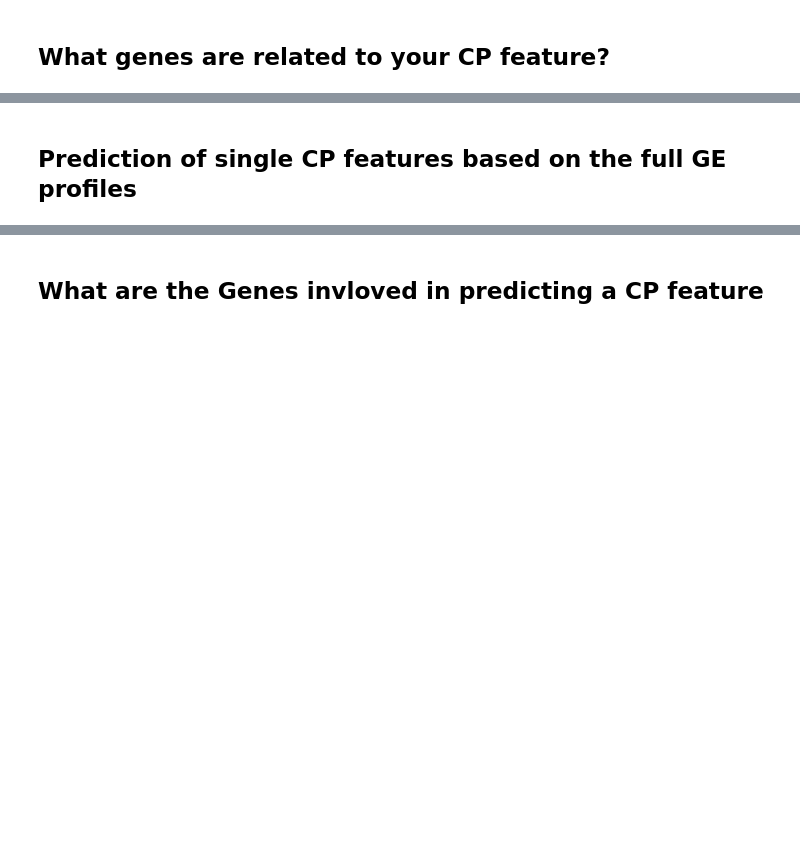
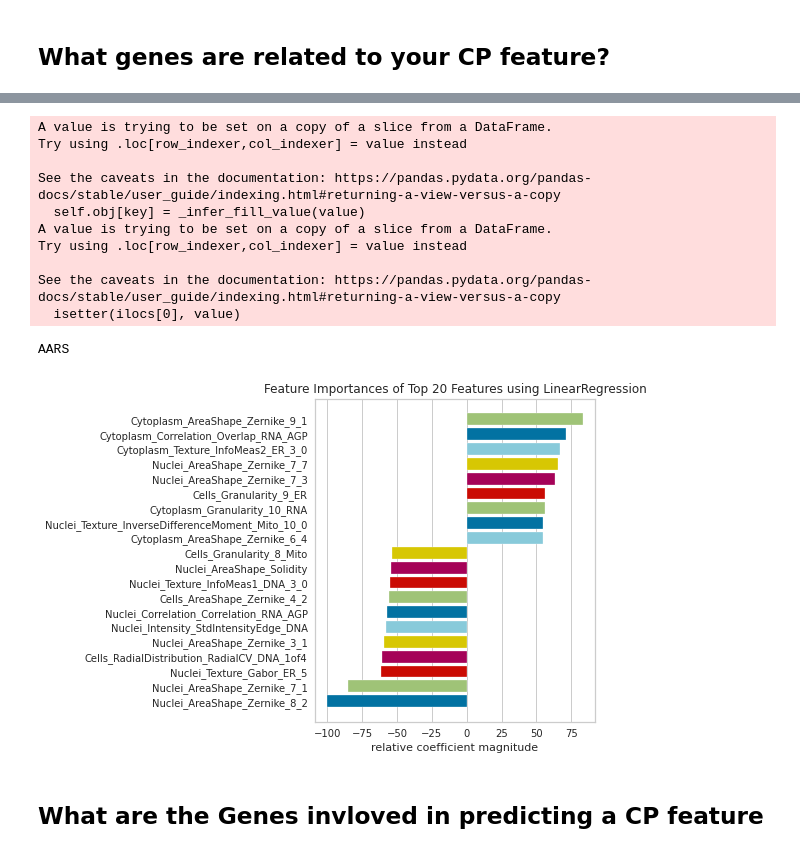
Before and after one commit to carpenter-singh-lab/2022_Haghighi_NatureMethods, a Jupyter notebook: 3-exploreTheLink.ipynb, the cells around one changed output, grey strips where cells are left out. Cells and saved outputs as stored; diff of their text form; code cells hidden in the pictures; blank space fills up the shorter version.

```diff
--- a/3-exploreTheLink.ipynb
+++ b/3-exploreTheLink.ipynb
@@ -37,8 +40,9 @@ import umap
 # "genetic" or "chemical"
 which_dataset_to_use="genetic"
 
-cp_features_under_test=['Cytoplasm_AreaShape_Zernike_9_3','Cells_RadialDistribution_RadialCV_Mito_1of4']
-ge_features_under_test=['',]
+cp_features_under_test=['Cells_Texture_InfoMeas1_RNA_3_0']
+# Cells_Texture_InfoMeas1_RNA_3_0,Cytoplasm_AreaShape_Zernike_9_3
+ge_features_under_test=['AARS']
 # %% [markdown]
 #### Paths
 # %%
@@ -284,2 +55,57 @@ plt.xlim(-.5,.5)
-# %% [markdown]
-## Prediction of single CP features based on the full GE profiles
+# %%
+if which_dataset_to_use=="genetic":
+    dataset='LUAD';
+elif which_dataset_to_use=="chemical":
+    dataset='LINCS';
+
+
+################################################
+pertColName='PERT'
+
+mergProf_repLevel,mergProf_treatLevel,cp_features,l1k_features=\
+readMergedProfiles(procProf_dir,dataset,'normalized','treatment',1,'highRepOverlap');
+
+
+l1k=mergProf_treatLevel[[pertColName]+l1k_features]
+cp=mergProf_treatLevel[[pertColName]+cp_features]
+
+
+if dataset=='LINCS':
+    cp.loc[:,'Compounds']=cp.loc[:,'PERT'].str[0:13]
+    l1k.loc[:,'Compounds']=l1k.loc[:,'PERT'].str[0:13]
+else:
+    cp.loc[:,'Compounds']=cp.loc[:,'PERT'].values
+    l1k.loc[:,'Compounds']=l1k.loc[:,'PERT'].values
+
+
+scaler_ge = preprocessing.StandardScaler()
+scaler_cp = preprocessing.StandardScaler()
+l1k_scaled=l1k.copy()
+l1k_scaled[l1k_features] = scaler_ge.fit_transform(l1k[l1k_features].values)
+cp_scaled=cp.copy()
+cp_scaled[cp_features] = scaler_cp.fit_transform(cp[cp_features].values.astype('float64'))
+
+
+if 1:
+    cp=cp_scaled.copy()
+    l1k=l1k_scaled.copy()
+
+##############################
+meta=pd.read_csv("/home/ubuntu/bucket/projects/2018_04_20_Rosetta/workspace/metadata/affy_probe_gene_mapping.txt",delimiter="\t",header=None, names=["probe_id", "gene"])
+meta_gene_probID=meta.set_index('probe_id')
+d = dict(zip(meta_gene_probID.index, meta_gene_probID['gene']))
+l1k_features_gn=[d[l] for l in l1k_features]
+l1k = l1k.rename(columns=d)
+
+for g in ge_features_under_test:
+#     viz = FeatureImportances(linear_model.Lasso(),relative=True, topn=20)
+#     viz = FeatureImportances(linear_model.Lasso(alpha=0.001), labels=l1k_features_gn, relative=False,topn=20)
+    print(g)
+    model = linear_model.LinearRegression()
+    model.fit(cp[cp_features],l1k[g])
+# #     model = RandomForestClassifier(n_estimators=10)
+    viz = FeatureImportances(model,topn=20)
+
+    viz.fit(cp[cp_features],l1k[g])
+    viz.show()
+# %% [output]
@@ -286,3 +119,15 @@ plt.xlim(-.5,.5)
+A value is trying to be set on a copy of a slice from a DataFrame.
+Try using .loc[row_indexer,col_indexer] = value instead
+
+See the caveats in the documentation: https://pandas.pydata.org/pandas-docs/stable/user_guide/indexing.html#returning-a-view-versus-a-copy
+  self.obj[key] = _infer_fill_value(value)
+A value is trying to be set on a copy of a slice from a DataFrame.
+Try using .loc[row_indexer,col_indexer] = value instead
+
+See the caveats in the documentation: https://pandas.pydata.org/pandas-docs/stable/user_guide/indexing.html#returning-a-view-versus-a-copy
+  isetter(ilocs[0], value)
+AARS
+[figure, added]
 # %% [markdown]
 ## What are the Genes invloved in predicting a CP feature
 # %%
```
Also changed, not shown: parts of 35 cells of this notebook, 9 other files.
